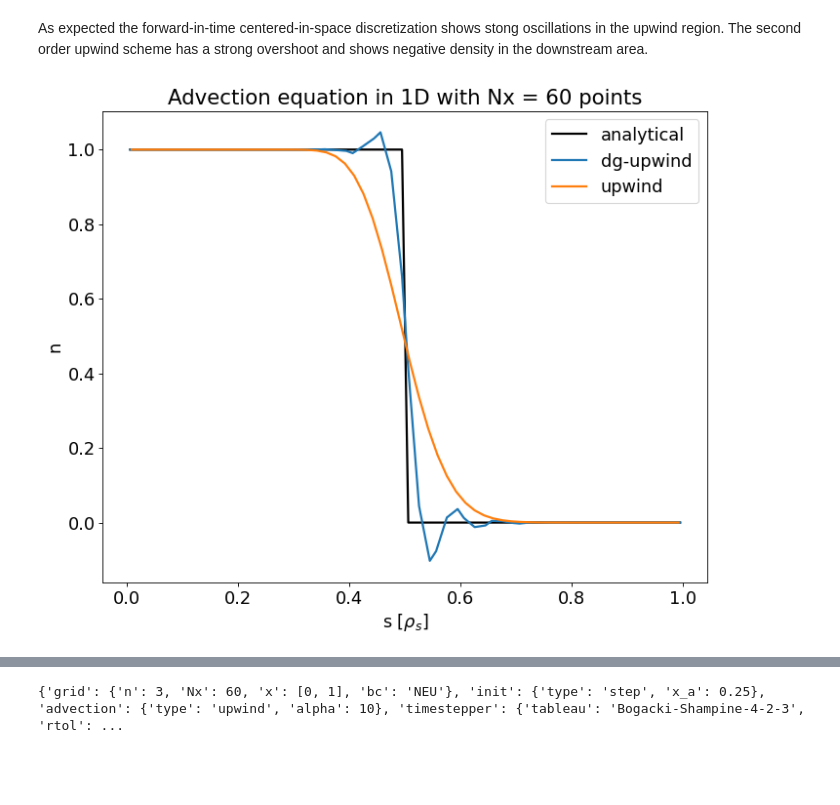
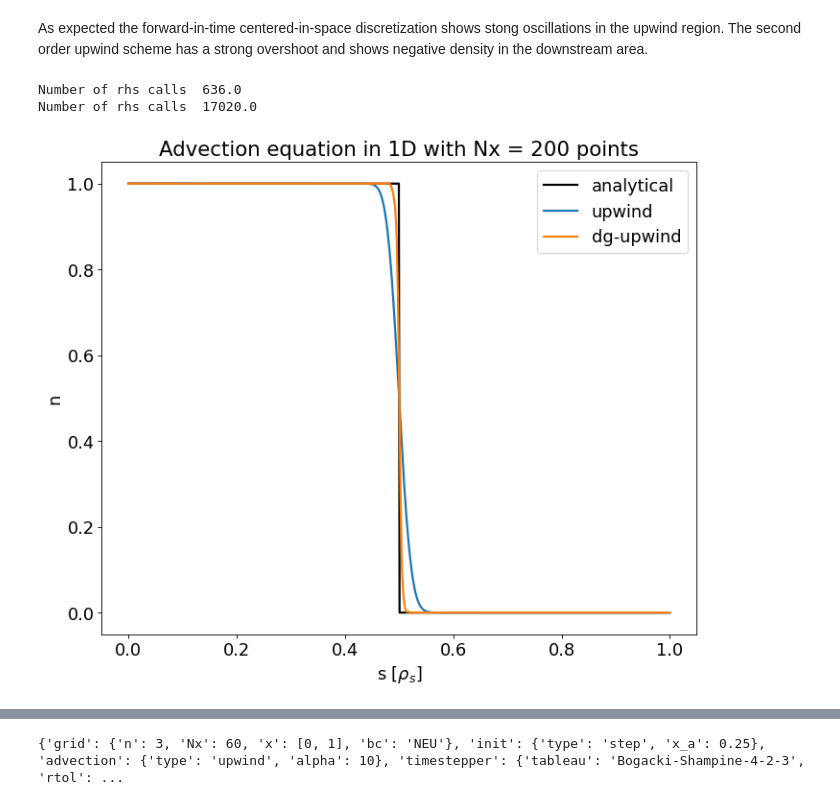
Before and after one commit to mwiesenberger/advection, a Jupyter notebook: upwind.ipynb, the cells around one changed output, grey strips where cells are left out. Drawn from its saved outputs; the diff is of its cells as text; code cells hidden in the pictures; blank space fills up the shorter version.

```diff
--- a/upwind.ipynb
+++ b/upwind.ipynb
@@ -171,13 +172,13 @@ As a first example we solve the continuity equation with the
 step function initial condition with various schemes
 # %%
 p_list = []
-for p in ["upwind2", "centered"] :
-    #for nu in [0, 2e-3]:
+for p in ["centered"] :
+    for nu in [0, 2e-3]:
         params = make_continuity_input()
-        params["grid"]["Nx"] = 60
+        params["grid"]["Nx"] = 120
         print(p)
         params["advection"]["type"] = p
-        #params["physical"]["nu"] = nu
+        params["physical"]["nu"] = nu
 
         p_list.append(params)
 plot_upwind(p_list)
@@ -190,20 +193,23 @@ As expected the forward-in-time centered-in-space discretization shows stong osc
 # %%
 p_list = []
 
-for p in ["dg-upwind","upwind"] :
+for p in ["upwind", "dg-upwind"] :
     #for nu in [0, 1e-2]:
         params = make_continuity_input()
-        params["grid"]["Nx"] = 60
+        params["grid"]["Nx"] =800
+
         params["advection"]["type"] = p
-        #params["physical"]["nu"] = nu
+        #params["physical"]["nu"] = nukj
         if p == "dg-upwind" :
             params["grid"]["n"] =3
-            params["grid"]["Nx"] = 20
-            params["advection"]["alpha"] = 400000 # no filter
+            params["grid"]["Nx"] = 200
+            params["advection"]["alpha"] = 400 # no filter
         p_list.append(params)
 plot_upwind(p_list)
 # %% [output]
+Number of rhs calls  636.0
+Number of rhs calls  17020.0
-[figure, old version]
+[figure, new version]
 # %%
 
 params = make_continuity_input()
```
Also changed, not shown: parts of 8 cells of this notebook.
